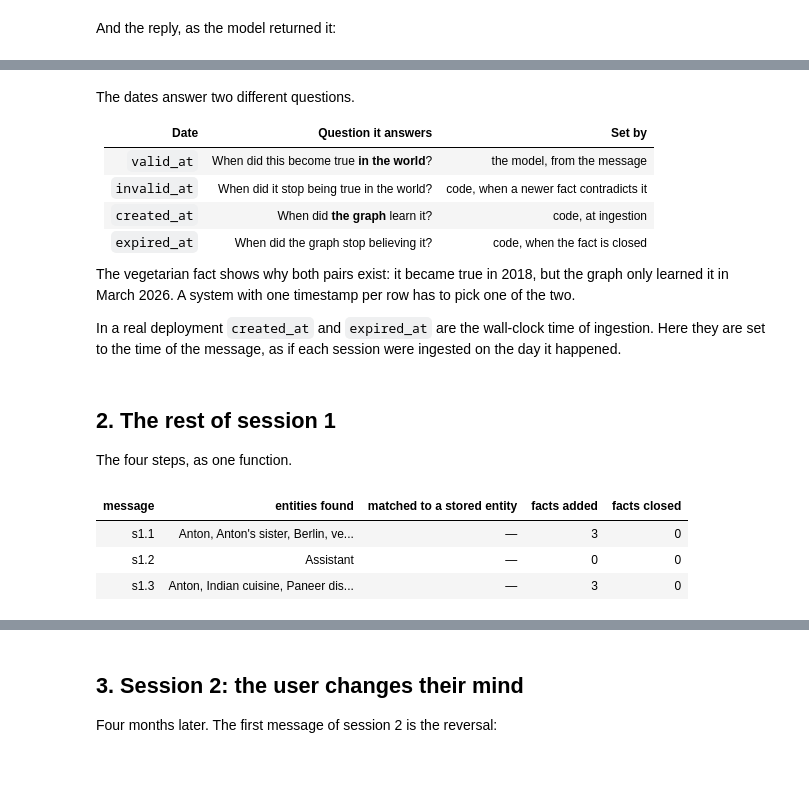
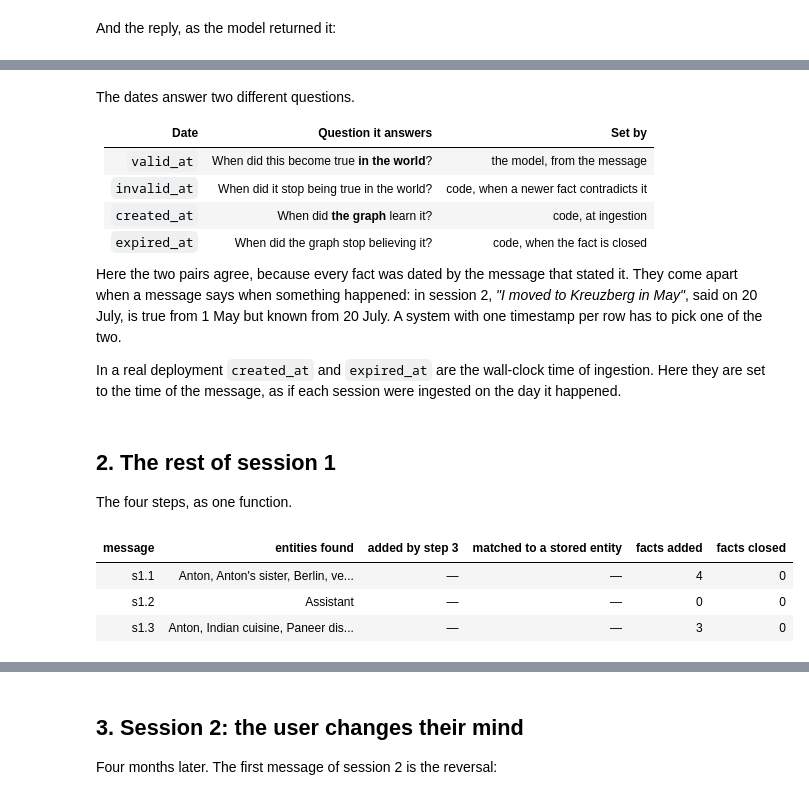
Before and after one commit to anton-dergunov/agent-memory-eval, a Jupyter notebook: notebooks/03-zep-graphiti.ipynb, the cells around one changed output, grey strips where cells are left out. Cells and saved outputs as stored; diff of their text form; code cells hidden in the pictures; blank space fills up the shorter version.

```diff
--- a/notebooks/03-zep-graphiti.ipynb
+++ b/notebooks/03-zep-graphiti.ipynb
@@ -644,6 +712,14 @@ the same three rules.
 # %%
 def close_contradicted(new, contradicted, now):
     """Give an end date to every stored fact the new one replaces. Returns the facts closed."""
+    if new.invalid_at and not new.expired_at:
+        new.expired_at = now    # the new fact arrived with an end date: it is already history
+    if not new.expired_at:
+        for old in sorted((f for f in contradicted if f.valid_at), key=lambda f: f.valid_at):
+            if new.valid_at and old.valid_at > new.valid_at:
+                new.invalid_at, new.expired_at = old.valid_at, now   # a fact that starts later wins
+                break
+
     closed = []
     for old in contradicted:
         if old.invalid_at and new.valid_at and old.invalid_at <= new.valid_at:
@@ -660,15 +736,22 @@ def close_contradicted(new, contradicted, now):
 def compare_with_stored(graph, new, stored, message):
     """Add `new` to the graph unless it repeats a stored fact. Returns a record of what happened."""
     new.vector = embed_texts([new.text], "new fact")[0]
-    same_pair = [f for f in stored if (f.source, f.target) == (new.source, new.target)]
+    same_pair = [f for f in stored if {f.source, f.target} == {new.source, new.target}]   # either direction
     same_pair = search(new.text, new.vector, same_pair)
     candidates = [f for f in search(new.text, new.vector, stored) if f not in same_pair]
     record = {"new fact": new.text, "same pair": same_pair, "candidates": candidates,
               "duplicate of": None, "contradicts": [], "closed": []}
 
     if not same_pair and not candidates:
+        date_if_undated(new, message)
         graph.facts.append(new)
         return record
+
+    for old in same_pair:                # the same sentence between the same two entities: no call
+        if ((old.source, old.target) == (new.source, new.target)
+                and old.text.strip().lower() == new.text.strip().lower()):
+            record["duplicate of"] = old
+            return record
 
     shown = same_pair + candidates       # numbered 0, 1, 2 ... across both lists
     reply = llm("4. compare with stored facts", dedupe_edges.resolve_edge({
@@ -686,11 +769,23 @@ def compare_with_stored(graph, new, stored, message):
         record["duplicate of"] = duplicates[0]
         kept = duplicates[0]
     else:
+        date_if_undated(new, message)
         graph.facts.append(new)
         kept = new
 
     record["closed"] = close_contradicted(kept, contradicted, now=message["time"])
     return record
+
+
+def date_if_undated(fact, message):
+    """A new fact that came back from step 3 with no dates gets one small call to date it."""
+    if fact.valid_at or fact.invalid_at:
+        return
+    reply = llm("4. date an undated fact", extract_edges.extract_timestamps({
+        "fact": fact.text, "reference_time": message["time"].isoformat(),
+    }), extract_edges.EdgeTimestamps)
+    fact.valid_at, fact.invalid_at = normalize_future_temporal_bounds(
+        fact.text, message["time"], parse_date(reply.get("valid_at")), parse_date(reply.get("invalid_at")))
 
 
 # Every new fact is compared with the graph as it was before this message.
@@ -734,9 +833,11 @@ The dates answer two different questions.
 | `created_at` | When did **the graph** learn it? | code, at ingestion |
 | `expired_at` | When did the graph stop believing it? | code, when the fact is closed |
 
-The vegetarian fact shows why both pairs exist: it became true in 2018, but
-the graph only learned it in March 2026. A system with one timestamp per row
-has to pick one of the two.
+Here the two pairs agree, because every fact was dated by the message that
+stated it. They come apart when a message says when something happened: in
+session 2, *"I moved to Kreuzberg in May"*, said on 20 July, is true from
+1 May but known from 20 July. A system with one timestamp per row has to pick
+one of the two.
 
 In a real deployment `created_at` and `expired_at` are the wall-clock time of
 ingestion. Here they are set to the time of the message, as if each session
@@ -751,46 +852,48 @@ def ingest(graph, message, entity_types=ENTITY_TYPES):
     calls_before, embeds_before = len(CALLS), len(EMBEDS)
 
     found = find_entities(graph, message, entity_types)
-    same_as = match_entities(graph, message, found) if found else {}
-    new_facts = extract_facts(graph, message, found, same_as) if len(found) > 1 else []
+    same_as = match_entities(graph, message, found, entity_types) if found else {}
+    new_facts, added = extract_facts(graph, message, found, same_as, entity_types)
     stored_before = list(graph.facts)
     records = [compare_with_stored(graph, fact, stored_before, message) for fact in new_facts]
     graph.messages.append(message)
 
     for entry in CALLS[calls_before:] + EMBEDS[embeds_before:]:
         entry["message"] = message["label"]      # so the cost table can group by message
-    return {"message": message["label"], "found": found, "same_as": same_as, "records": records}
+    return {"message": message["label"], "found": found, "added": added,
+            "same_as": same_as, "records": records}
 
 
 for entry in CALLS + EMBEDS:                     # the walkthrough above was message s1.1
     entry.setdefault("message", "s1.1")
 
-LOG = {"s1.1": {"message": "s1.1", "found": found, "same_as": same_as, "records": records}}
+LOG = {"s1.1": {"message": "s1.1", "found": found, "added": added, "same_as": same_as, "records": records}}
 for message in MESSAGES[1:3]:
     LOG[message["label"]] = ingest(graph, message)
 
 
 def ingestion_summary(labels):
     rows = []
     for label in labels:
         entry = LOG[label]
         merged = {k: v for k, v in entry["same_as"].items() if k != v}
         rows.append({
             "message": label,
             "entities found": ", ".join(e.name for e in entry["found"]),
+            "added by step 3": ", ".join(e.name for e in entry["added"]) or "—",
             "matched to a stored entity": ", ".join(f"{k} → {v}" for k, v in merged.items()) or "—",
             "facts added": sum(1 for r in entry["records"] if not r["duplicate of"]),
             "facts closed": sum(len(r["closed"]) for r in entry["records"]),
         })
     return pd.DataFrame(rows)
 
 
 table(ingestion_summary(["s1.1", "s1.2", "s1.3"]))
 # %% [output]
-| message | entities found | matched to a stored entity | facts added | facts closed |
-| s1.1 | Anton, Anton's sister, Berlin, ve... | — | 3 | 0 |
-| s1.2 | Assistant | — | 0 | 0 |
-| s1.3 | Anton, Indian cuisine, Paneer dis... | — | 3 | 0 |
+| message | entities found | added by step 3 | matched to a stored entity | facts added | facts closed |
+| s1.1 | Anton, Anton's sister, Berlin, ve... | — | — | 4 | 0 |
+| s1.2 | Assistant | — | — | 0 | 0 |
+| s1.3 | Anton, Indian cuisine, Paneer dis... | — | — | 3 | 0 |
 # %%
 draw(graph)
 # %% [output]
```
Also changed, not shown: parts of 43 cells of this notebook, 9 other files.
